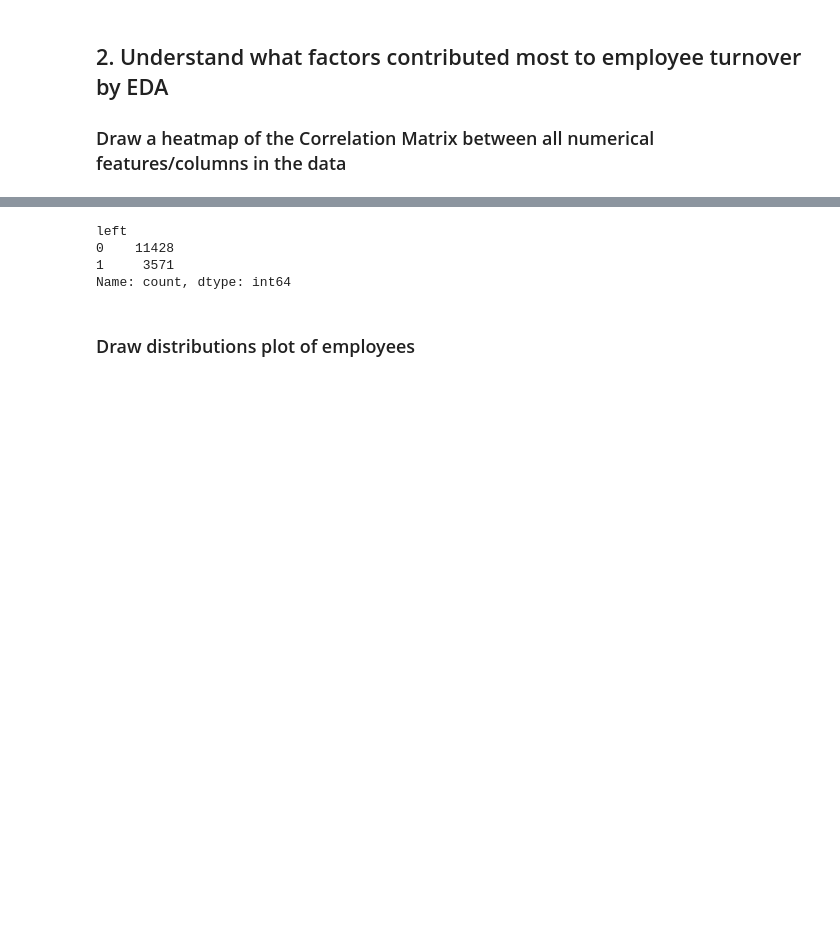
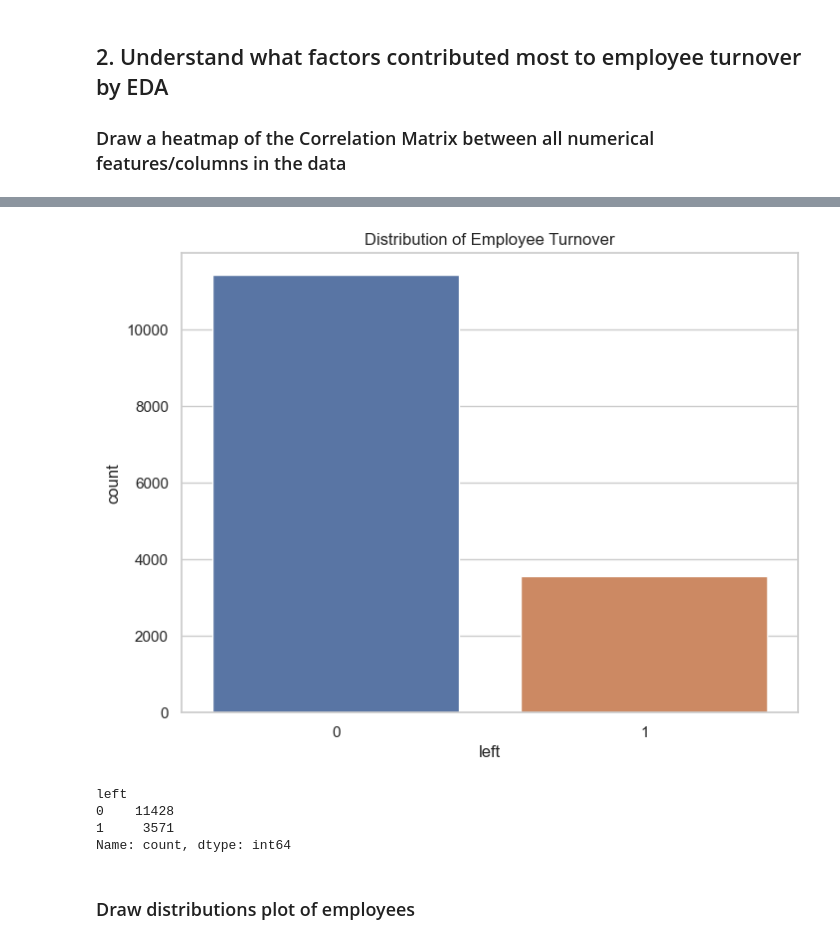
Before and after one commit to karmenatwork/4_CB_employees_turnover, a Jupyter notebook: main.ipynb, the cells around one changed output, grey strips where cells are left out. Drawn from its saved outputs; the diff is of its cells as text; code cells hidden in the pictures; blank space fills up the shorter version.

```diff
--- a/main.ipynb
+++ b/main.ipynb
@@ -171,16 +172,17 @@ plt.show()
 # %%
-# # Distribution of target variable
-# plt.figure(figsize=(8, 6))
-# sns.countplot(x='left', data=df)
-# plt.title('Distribution of Employee Turnover')
-# plt.show()
+# Distribution of target variable
+plt.figure(figsize=(8, 6))
+sns.countplot(x='left', data=df)
+plt.title('Distribution of Employee Turnover')
+plt.show()
 
 # features = ['satisfaction_level', 'last_evaluation', 'average_montly_hours']
 # show_turnover = False
 # for feature in features:
-#     utils.histplot_employee_by(feature, df, show_turnover )
+#     utils.histplot_employee_kde_by(feature, df, show_turnover )
 df.left.value_counts()
 # %% [output]
+[figure, added]
 left
 0    11428
 1     3571
```
Also changed, not shown: parts of 20 cells of this notebook, 1 other file.
